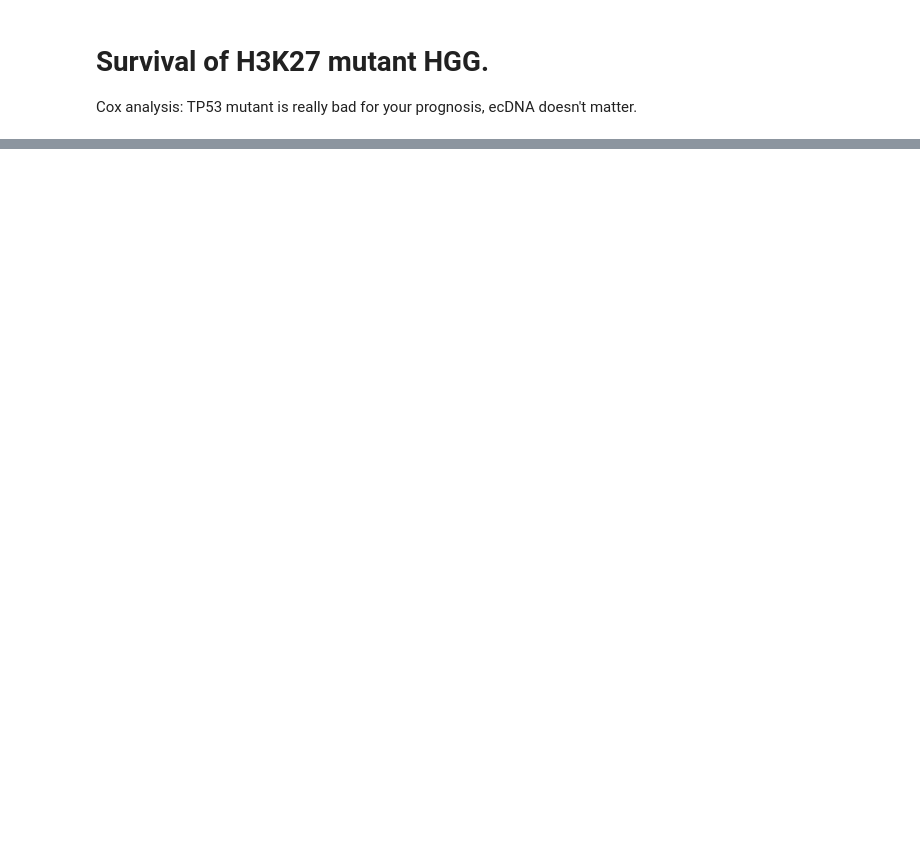
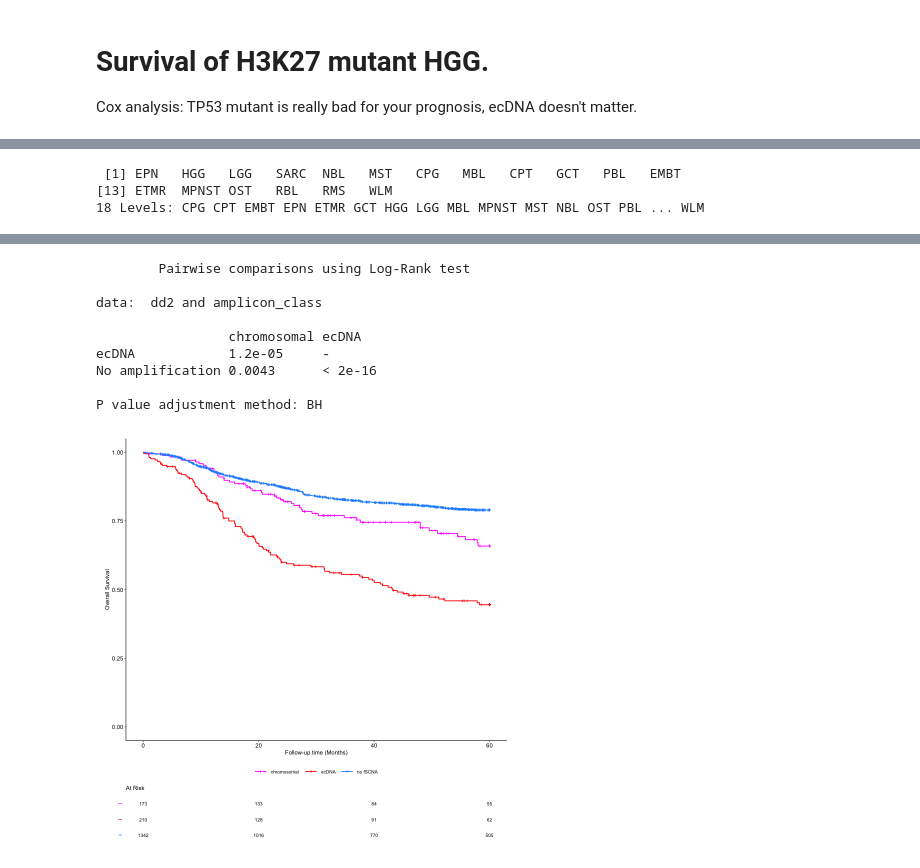
Before and after one commit to auberginekenobi/pedpancan_ecdna, a Jupyter notebook: 2024-07-17_survival/survival.ipynb, the cells around one changed output, grey strips where cells are left out. Drawn from its saved outputs; the diff is of its cells as text; code cells hidden in the pictures; blank space fills up the shorter version.

```diff
--- a/2024-07-17_survival/survival.ipynb
+++ b/2024-07-17_survival/survival.ipynb
@@ -253,0 +705,25 @@ logrank
+# %%
+# KM by ecDNA status of tumor types with at least 1 sample with ecDNA, censored at 5 years
+class_map <- c("ecDNA" = "ecDNA",
+               "BFB" = "chromosomal",
+               "Complex noncyclic" = "chromosomal",
+               "Linear" = "chromosomal"
+)
+dd2 <- load_survival_data("../data/Supplementary Tables With ICGC.xlsx") %>%
+  mutate(amplicon_class = recode(amplicon_class, !!!class_map)) %>%
+  group_by(cancer_type) %>%
+  filter(any(amplicon_class == 'ecDNA')) %>%
+  ungroup()
+dd2$cancer_type <- droplevels(dd2$cancer_type) # drop unused levels
+dd2$cancer_type %>% unique() # print remaining levels
+
+formula = Surv(OS_months_5y, OS_status_5y) ~ amplicon_class
+km = survfit2(formula=formula, data = dd2 )
+#km_plot(km, "km_class_subset_5year")
+km_plot(km)
+logrank <- pairwise_survdiff(formula,dd2,p.adjust.method="BH",rho=0)
+logrank
+# %% [output]
+ [1] EPN   HGG   LGG   SARC  NBL   MST   CPG   MBL   CPT   GCT   PBL   EMBT
+[13] ETMR  MPNST OST   RBL   RMS   WLM
+18 Levels: CPG CPT EMBT EPN ETMR GCT HGG LGG MBL MPNST MST NBL OST PBL ... WLM
@@ -253,0 +748,10 @@ logrank
+        Pairwise comparisons using Log-Rank test
+
+data:  dd2 and amplicon_class
+
+                 chromosomal ecDNA
+ecDNA            1.2e-05     -
+No amplification 0.0043      < 2e-16
+
+P value adjustment method: BH
+[figure, added]
```
Also changed, not shown: parts of 17 cells of this notebook.
